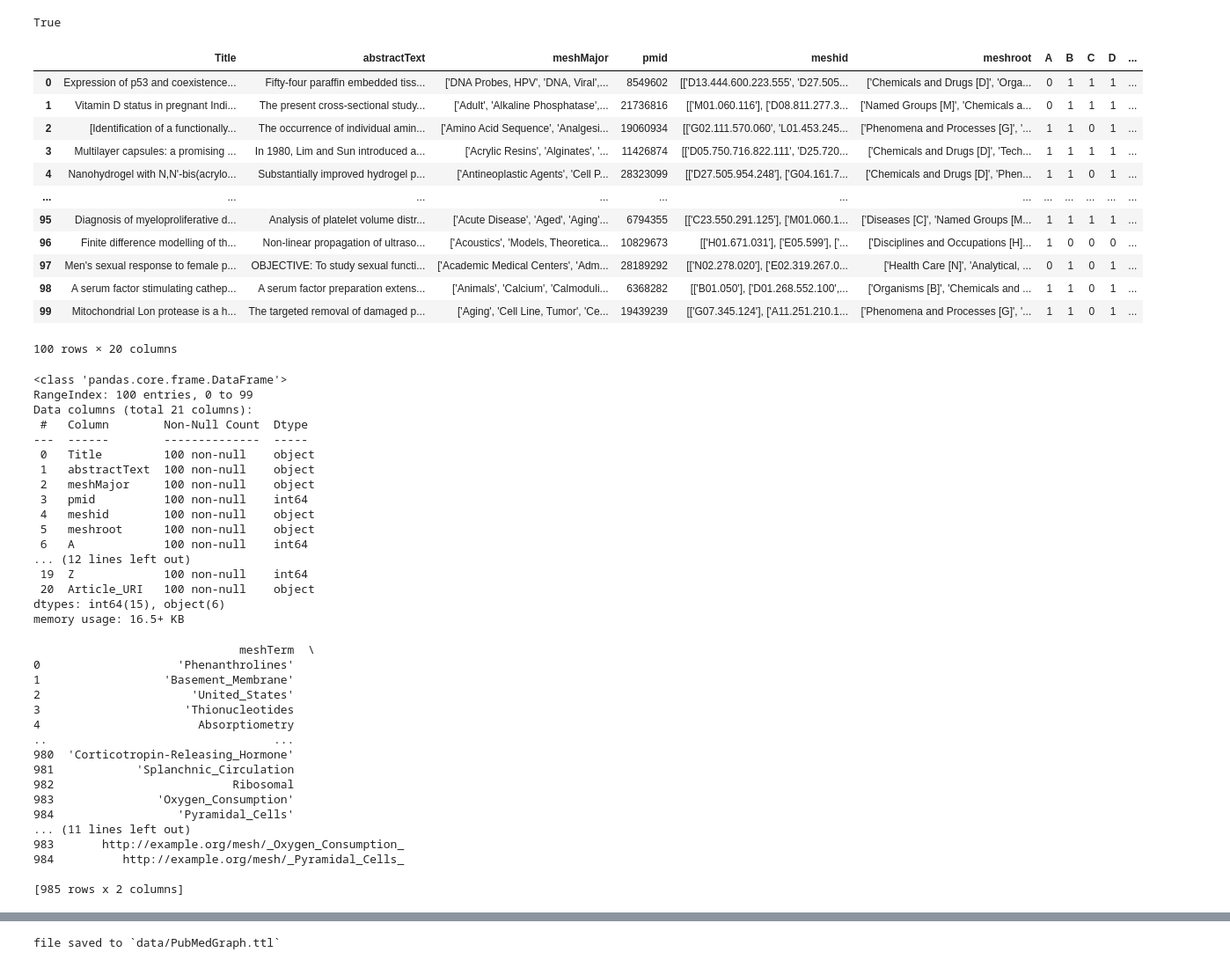
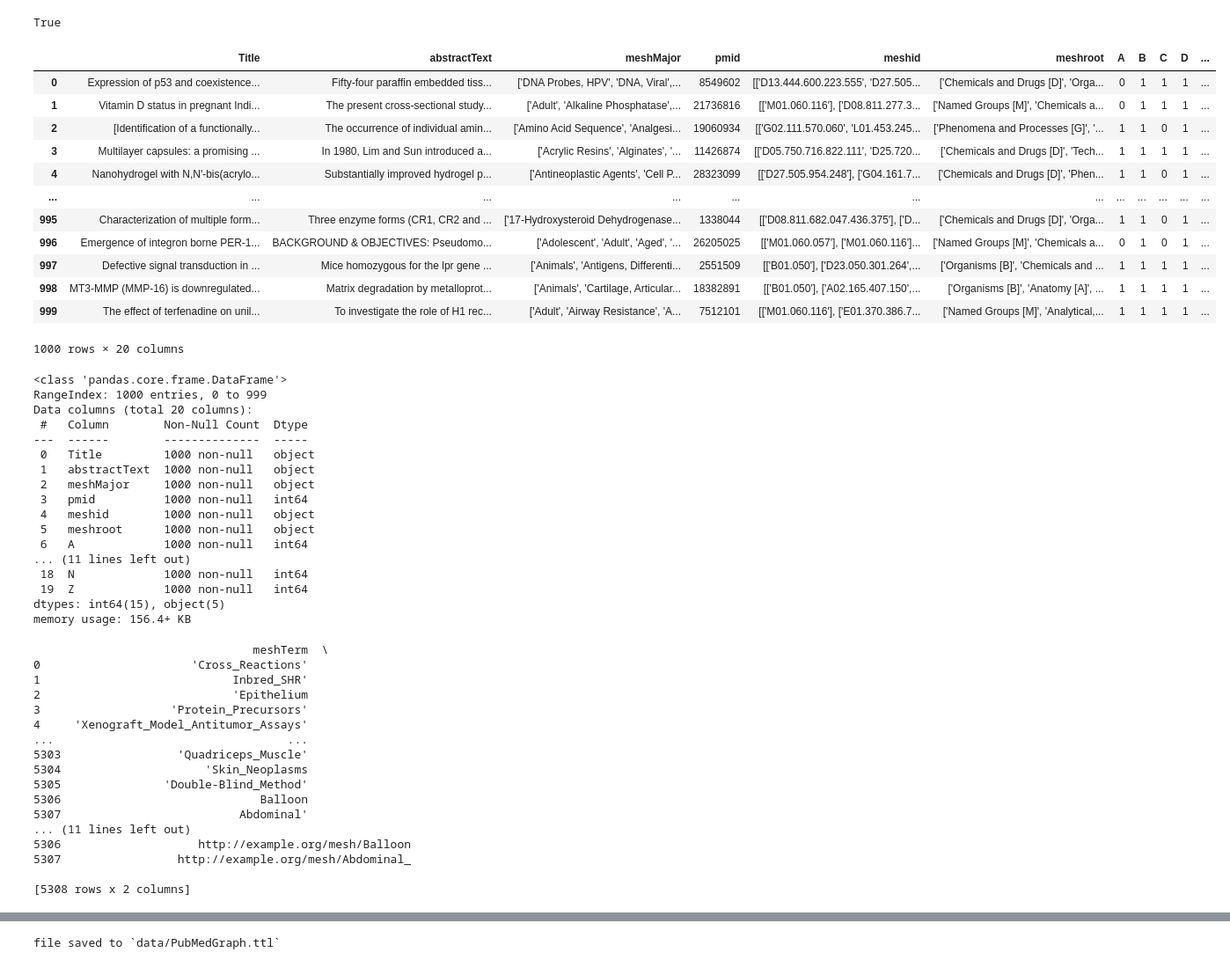
Before and after one commit to myselfshravan/GraphRAG, a Jupyter notebook: vector_kg.ipynb, the cells around one changed output, grey strips where cells are left out. Shown at 88% size. Saved outputs shown, nothing was run; the diff lists cells and outputs as text; code cells hidden in the pictures.

```diff
--- a/vector_kg.ipynb
+++ b/vector_kg.ipynb
@@ -21,42 +21,42 @@ True
 df = pd.read_csv("./data/PubMed_Dataset.csv")
 # %%
 #Filter the dataset if needed
-df = df[:100]
+df = df[:1000]
 df
 # %% [output]
 |  | Title | abstractText | meshMajor | pmid | meshid | meshroot | A | B | C | D | ... |
 | 0 | Expression of p53 and coexistence... | Fifty-four paraffin embedded tiss... | ['DNA Probes, HPV', 'DNA, Viral',... | 8549602 | [['D13.444.600.223.555', 'D27.505... | ['Chemicals and Drugs [D]', 'Orga... | 0 | 1 | 1 | 1 | ... |
 | 1 | Vitamin D status in pregnant Indi... | The present cross-sectional study... | ['Adult', 'Alkaline Phosphatase',... | 21736816 | [['M01.060.116'], ['D08.811.277.3... | ['Named Groups [M]', 'Chemicals a... | 0 | 1 | 1 | 1 | ... |
 | 2 | [Identification of a functionally... | The occurrence of individual amin... | ['Amino Acid Sequence', 'Analgesi... | 19060934 | [['G02.111.570.060', 'L01.453.245... | ['Phenomena and Processes [G]', '... | 1 | 1 | 0 | 1 | ... |
 | 3 | Multilayer capsules: a promising ... | In 1980, Lim and Sun introduced a... | ['Acrylic Resins', 'Alginates', '... | 11426874 | [['D05.750.716.822.111', 'D25.720... | ['Chemicals and Drugs [D]', 'Tech... | 1 | 1 | 1 | 1 | ... |
 | 4 | Nanohydrogel with N,N'-bis(acrylo... | Substantially improved hydrogel p... | ['Antineoplastic Agents', 'Cell P... | 28323099 | [['D27.505.954.248'], ['G04.161.7... | ['Chemicals and Drugs [D]', 'Phen... | 1 | 1 | 0 | 1 | ... |
 | ... | ... | ... | ... | ... | ... | ... | ... | ... | ... | ... | ... |
-| 95 | Diagnosis of myeloproliferative d... | Analysis of platelet volume distr... | ['Acute Disease', 'Aged', 'Aging'... | 6794355 | [['C23.550.291.125'], ['M01.060.1... | ['Diseases [C]', 'Named Groups [M... | 1 | 1 | 1 | 1 | ... |
-| 96 | Finite difference modelling of th... | Non-linear propagation of ultraso... | ['Acoustics', 'Models, Theoretica... | 10829673 | [['H01.671.031'], ['E05.599'], ['... | ['Disciplines and Occupations [H]... | 1 | 0 | 0 | 0 | ... |
-| 97 | Men's sexual response to female p... | OBJECTIVE: To study sexual functi... | ['Academic Medical Centers', 'Adm... | 28189292 | [['N02.278.020'], ['E02.319.267.0... | ['Health Care [N]', 'Analytical, ... | 0 | 1 | 0 | 1 | ... |
-| 98 | A serum factor stimulating cathep... | A serum factor preparation extens... | ['Animals', 'Calcium', 'Calmoduli... | 6368282 | [['B01.050'], ['D01.268.552.100',... | ['Organisms [B]', 'Chemicals and ... | 1 | 1 | 0 | 1 | ... |
-| 99 | Mitochondrial Lon protease is a h... | The targeted removal of damaged p... | ['Aging', 'Cell Line, Tumor', 'Ce... | 19439239 | [['G07.345.124'], ['A11.251.210.1... | ['Phenomena and Processes [G]', '... | 1 | 1 | 0 | 1 | ... |
+| 995 | Characterization of multiple form... | Three enzyme forms (CR1, CR2 and ... | ['17-Hydroxysteroid Dehydrogenase... | 1338044 | [['D08.811.682.047.436.375'], ['D... | ['Chemicals and Drugs [D]', 'Orga... | 1 | 1 | 0 | 1 | ... |
+| 996 | Emergence of integron borne PER-1... | BACKGROUND & OBJECTIVES: Pseudomo... | ['Adolescent', 'Adult', 'Aged', '... | 26205025 | [['M01.060.057'], ['M01.060.116']... | ['Named Groups [M]', 'Chemicals a... | 0 | 1 | 0 | 1 | ... |
+| 997 | Defective signal transduction in ... | Mice homozygous for the lpr gene ... | ['Animals', 'Antigens, Differenti... | 2551509 | [['B01.050'], ['D23.050.301.264',... | ['Organisms [B]', 'Chemicals and ... | 1 | 1 | 1 | 1 | ... |
+| 998 | MT3-MMP (MMP-16) is downregulated... | Matrix degradation by metalloprot... | ['Animals', 'Cartilage, Articular... | 18382891 | [['B01.050'], ['A02.165.407.150',... | ['Organisms [B]', 'Anatomy [A]', ... | 1 | 1 | 1 | 1 | ... |
+| 999 | The effect of terfenadine on unil... | To investigate the role of H1 rec... | ['Adult', 'Airway Resistance', 'A... | 7512101 | [['M01.060.116'], ['E01.370.386.7... | ['Named Groups [M]', 'Analytical,... | 1 | 1 | 1 | 1 | ... |
-100 rows × 20 columns
+1000 rows × 20 columns
 # %%
 df.info()
 # %% [output]
 <class 'pandas.core.frame.DataFrame'>
-RangeIndex: 100 entries, 0 to 99
-Data columns (total 21 columns):
+RangeIndex: 1000 entries, 0 to 999
+Data columns (total 20 columns):
  #   Column        Non-Null Count  Dtype
 ---  ------        --------------  -----
- 0   Title         100 non-null    object
- 1   abstractText  100 non-null    object
- 2   meshMajor     100 non-null    object
- 3   pmid          100 non-null    int64
- 4   meshid        100 non-null    object
- 5   meshroot      100 non-null    object
- 6   A             100 non-null    int64
-... (12 lines left out)
- 19  Z             100 non-null    int64
- 20  Article_URI   100 non-null    object
-dtypes: int64(15), object(6)
-memory usage: 16.5+ KB
+ 0   Title         1000 non-null   object
+ 1   abstractText  1000 non-null   object
+ 2   meshMajor     1000 non-null   object
+ 3   pmid          1000 non-null   int64
+ 4   meshid        1000 non-null   object
+ 5   meshroot      1000 non-null   object
+ 6   A             1000 non-null   int64
+... (11 lines left out)
+ 18  N             1000 non-null   int64
+ 19  Z             1000 non-null   int64
+dtypes: int64(15), object(5)
+memory usage: 156.4+ KB
 # %%
 import numpy as np
 
@@ -166,23 +166,23 @@ mesh_df = pd.DataFrame({
 # Display the DataFrame
 print(mesh_df)
 # %% [output]
-                              meshTerm  \
-0                    'Phenanthrolines'
-1                  'Basement_Membrane'
-2                      'United_States'
-3                     'Thionucleotides
-4                       Absorptiometry
-..                                 ...
-980  'Corticotropin-Releasing_Hormone'
-981            'Splanchnic_Circulation
-982                          Ribosomal
-983               'Oxygen_Consumption'
-984                  'Pyramidal_Cells'
+                                meshTerm  \
+0                      'Cross_Reactions'
+1                            Inbred_SHR'
+2                            'Epithelium
+3                   'Protein_Precursors'
+4     'Xenograft_Model_Antitumor_Assays'
+...                                  ...
+5303                 'Quadriceps_Muscle'
+5304                     'Skin_Neoplasms
+5305               'Double-Blind_Method'
+5306                             Balloon
+5307                          Abdominal'
 ... (11 lines left out)
-983       http://example.org/mesh/_Oxygen_Consumption_
-984          http://example.org/mesh/_Pyramidal_Cells_
+5306                    http://example.org/mesh/Balloon
+5307                 http://example.org/mesh/Abdominal_
 
-[985 rows x 2 columns]
+[5308 rows x 2 columns]
 # %%
 from weaviate.classes.config import Configure
 
```
Also changed, not shown: parts of 12 cells of this notebook, 1 other file.
